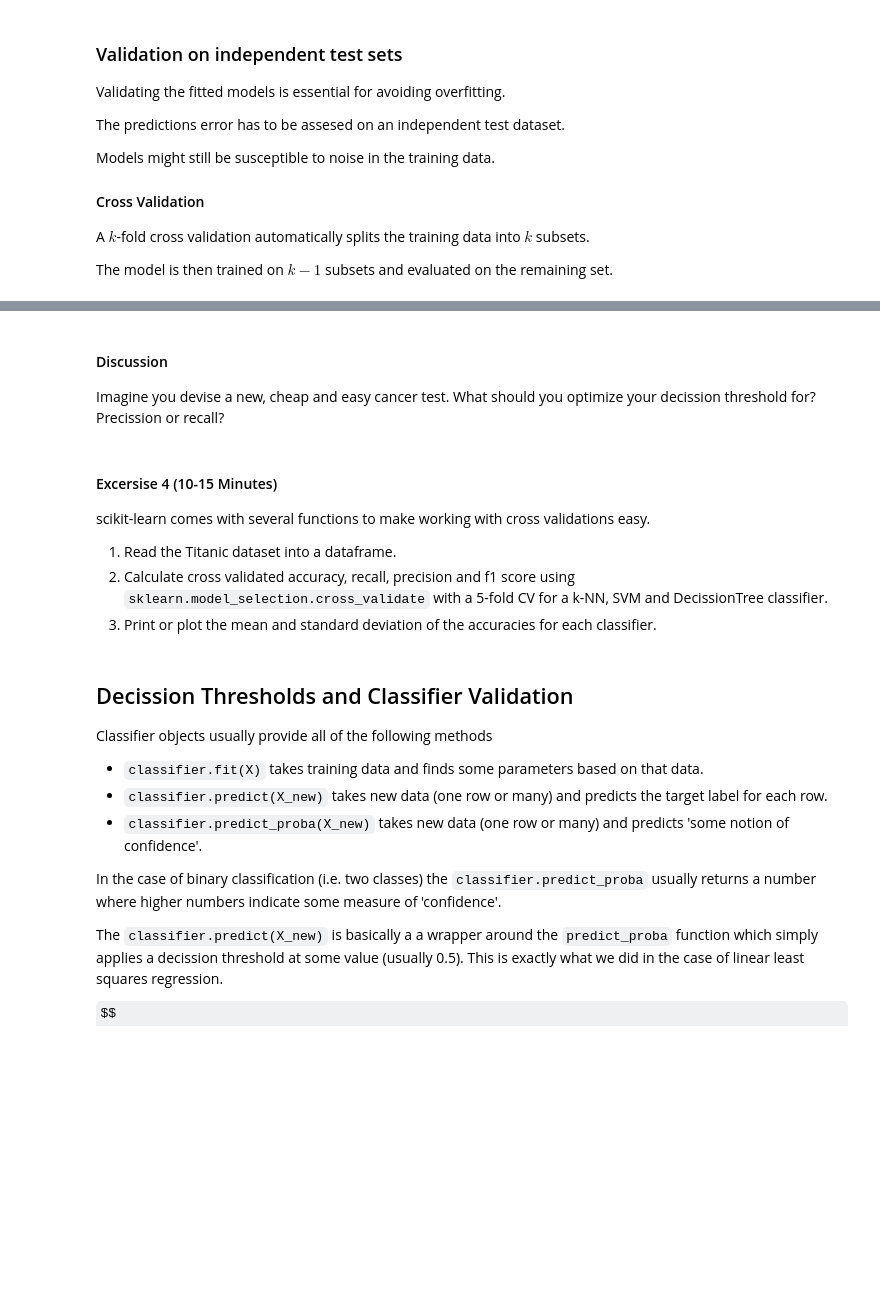
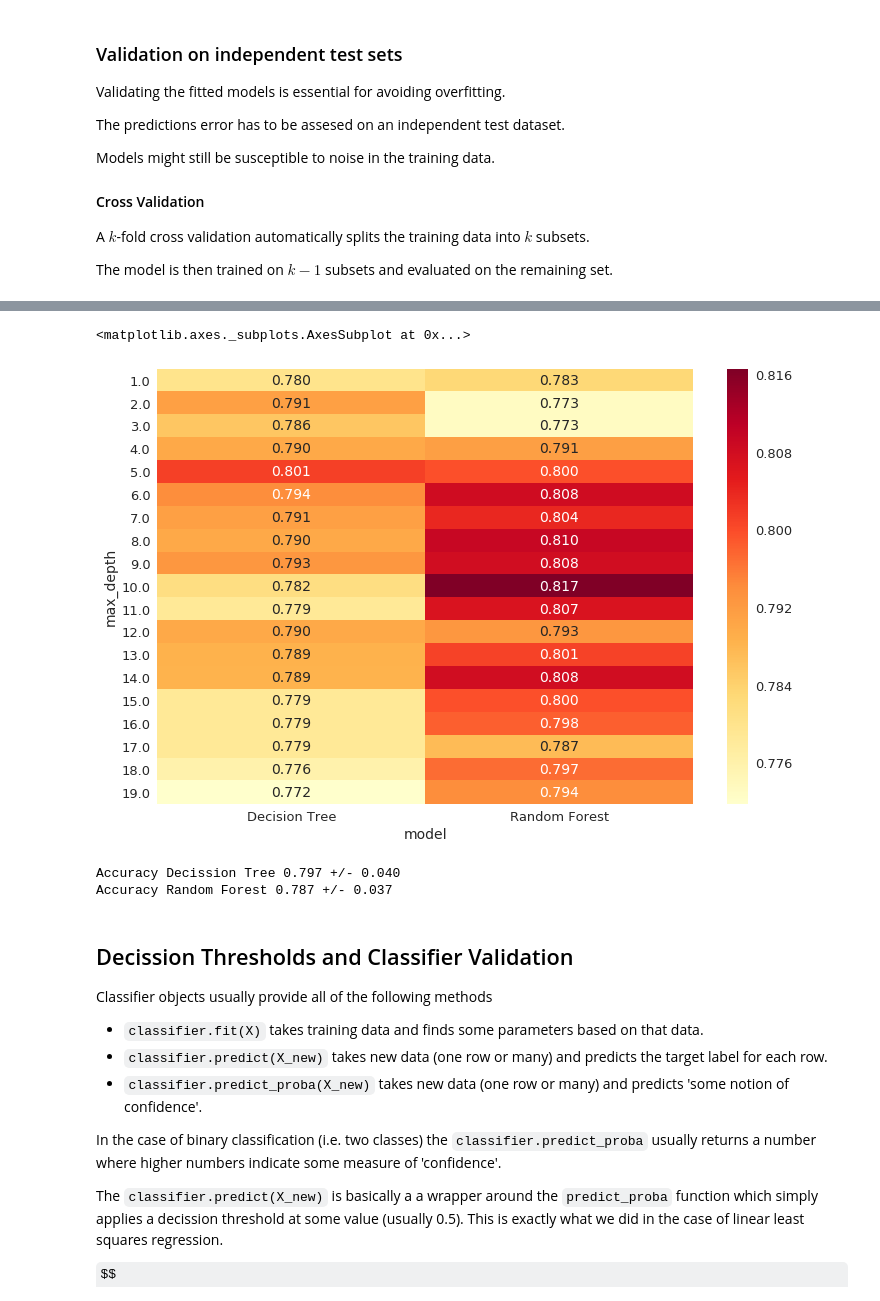
Before and after one commit to ftorradeflot/PythonMasterIFAE, a Jupyter notebook: MachineLearning_messed.ipynb, the cells around one changed output, grey strips where cells are left out. Cells and saved outputs as stored; diff of their text form; code cells hidden in the pictures; some formulas as TeX source; blank space fills up the shorter version.

```diff
--- a/MachineLearning_messed.ipynb
+++ b/MachineLearning_messed.ipynb
@@ -913,13 +910,2 @@ None
 
 If you reached this point and you are still alive (and awake) I'd like to congratulate you.
-# %%
-df = df.pivot('max_depth', 'criterion', 'accuracy')
-sns.heatmap(df, cmap='YlOrRd', annot=True, fmt='.3f')
-
-score = cross_validate(tree, X, y, scoring=make_scorer(roc_auc_score), cv=5)
-print('ROC AUC Decission Tree {:0.3f} +/- {:0.3f}'.format(score['test_score'].mean(), score['test_score'].std()))
-
-score = cross_validate(rf, X, y, scoring=make_scorer(roc_auc_score), cv=5)
-print('ROC AUC Random Forest {:0.3f} +/- {:0.3f}'.format(score['test_score'].mean(), score['test_score'].std()))
-
-plots.draw_decission_boundaries(gm)
@@ -1241,15 +1113,0 @@ But in the end there is no absolute truth to whats best.
-# %% [markdown]
-
-#### Discussion
-
-Imagine you devise a new, cheap and easy cancer test.
-What should you optimize your decission threshold for?
-Precission or recall?
-# %% [markdown]
-#### Excersise 4 (10-15 Minutes)
-
-scikit-learn comes with several functions to make working with cross validations easy.
-
-1. Read the Titanic dataset into a dataframe.
-2. Calculate cross validated accuracy, recall, precision and f1 score using `sklearn.model_selection.cross_validate` with a 5-fold CV for a k-NN, SVM and DecissionTree classifier.
-3. Print or plot the mean and standard deviation of the accuracies for each classifier.
@@ -1258,3 +1114,49 @@ scikit-learn comes with several functions to make working with cross validations
+# %%
+np.random.seed(2)
+from sklearn.metrics import roc_curve, roc_auc_score, make_scorer
+from sklearn.model_selection import cross_validate
+from sklearn.tree import DecisionTreeClassifier
+from sklearn.ensemble import RandomForestClassifier
+
+data = read_titanic()
+
+X = data[['Sex_Code', 'Pclass_Code', 'Fare', 'Age']]
+y = data['Survived_Code']
+
+df = pd.DataFrame()
+max_depths = range(1, 20)
+split_criterion = 'gini' # or 'entropy'
+
+for d in max_depths:
+
+    tree = DecisionTreeClassifier(max_depth=d, criterion=split_criterion)
+    score = cross_validate(tree, X, y, cv=5)
+    df = df.append({'max_depth': d, 'model': 'Decision Tree', 'accuracy': score['test_score'].mean()},
+                   ignore_index=True)
+
+    rf = RandomForestClassifier(max_depth=d, criterion=split_criterion)
+    score = cross_validate(rf, X, y, cv=5)
+    df = df.append({'max_depth': d, 'model': 'Random Forest', 'accuracy': score['test_score'].mean()},
+                   ignore_index=True)
+
+df = df.pivot('max_depth', 'model', 'accuracy')
+sns.heatmap(df, cmap='YlOrRd', annot=True, fmt='.3f')
+# %% [output]
+<matplotlib.axes._subplots.AxesSubplot at 0x...>
+[figure, added]
+# %%
+tree = DecisionTreeClassifier(max_depth=5, min_samples_leaf=5)
+
+rf = RandomForestClassifier(max_depth=5, n_estimators=20, min_samples_leaf=5)
+
+score = cross_validate(tree, X, y, cv=5) #scoring=make_scorer(roc_auc_score), cv=5)
+print('Accuracy Decission Tree {:0.3f} +/- {:0.3f}'.format(score['test_score'].mean(), score['test_score'].std()))
+
+score = cross_validate(rf, X, y, cv=5) # scoring=make_scorer(roc_auc_score), cv=5)
+print('Accuracy Random Forest {:0.3f} +/- {:0.3f}'.format(score['test_score'].mean(), score['test_score'].std()))
+# %% [output]
+Accuracy Decission Tree 0.797 +/- 0.040
+Accuracy Random Forest 0.787 +/- 0.037
 # %% [markdown]
 ## Decission Thresholds and Classifier Validation
 
```
Also changed, not shown: parts of 11 cells of this notebook.
